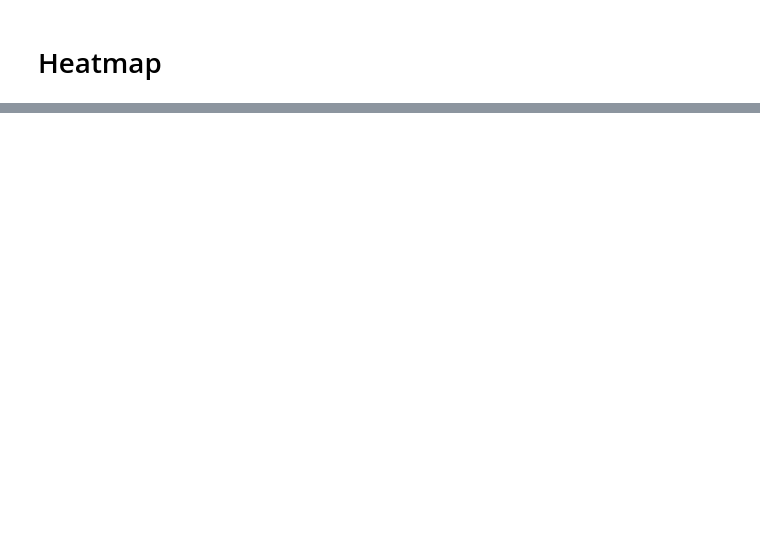
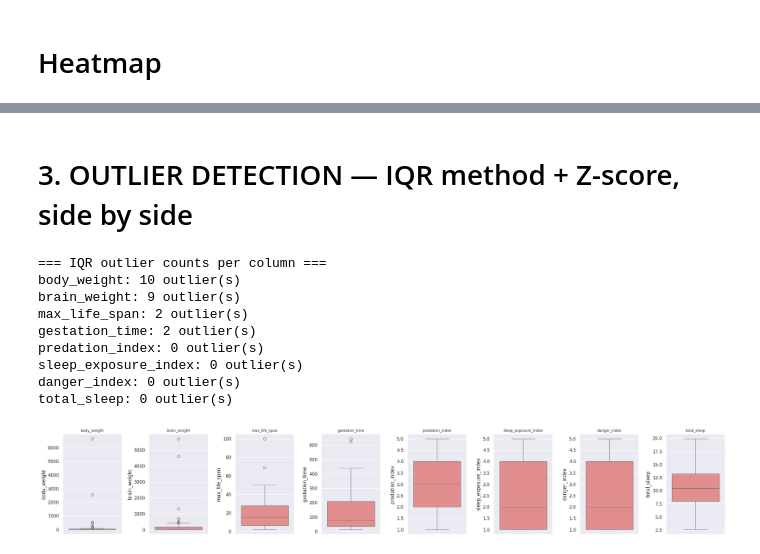
Before and after one commit to Nikhil5566/Data-Science-Portfolio-Projects, a Jupyter notebook: Sleep dataset_.ipynb, the cells around one changed output, grey strips where cells are left out. Cells and saved outputs as stored; diff of their text form; code cells hidden in the pictures; blank space fills up the shorter version.

```diff
--- a/Sleep dataset_.ipynb
+++ b/Sleep dataset_.ipynb
@@ -443,0 +492,9 @@ plt.show()
+# %%
+for col in ['max_life_span', 'gestation_time', 'total_sleep']:
+    df[col] = pd.to_numeric(df[col].replace('?', np.nan))
+
+print("Shape:", df.shape)
+print("\nMissing values:\n", df.isnull().sum())
+print("\nMissing %:\n", (df.isnull().mean() * 100).round(1))
+
+num_cols = df.select_dtypes(include=np.number).columns.tolist()
@@ -443,0 +557,32 @@ plt.show()
+# %% [markdown]
+# 3. OUTLIER DETECTION — IQR method + Z-score, side by side
+# %%
+def iqr_outliers(series):
+    q1, q3 = series.quantile([0.25, 0.75])
+    iqr = q3 - q1
+    lower, upper = q1 - 1.5 * iqr, q3 + 1.5 * iqr
+    return series[(series < lower) | (series > upper)]
+
+print("\n=== IQR outlier counts per column ===")
+for c in num_cols:
+    out = iqr_outliers(df[c].dropna())
+    print(f"{c}: {len(out)} outlier(s)")
+
+fig, axes = plt.subplots(1, len(num_cols), figsize=(3 * len(num_cols), 4))
+for ax, c in zip(axes, num_cols):
+    sns.boxplot(y=df[c], ax=ax, color='lightcoral')
+    ax.set_title(c, fontsize=9)
+plt.tight_layout()
+plt.savefig('02_boxplots_outliers.png')
+plt.show()
+# %% [output]
+=== IQR outlier counts per column ===
+body_weight: 10 outlier(s)
+brain_weight: 9 outlier(s)
+max_life_span: 2 outlier(s)
+gestation_time: 2 outlier(s)
+predation_index: 0 outlier(s)
+sleep_exposure_index: 0 outlier(s)
+danger_index: 0 outlier(s)
+total_sleep: 0 outlier(s)
+[figure, added]
```
Also changed, not shown: parts of 28 cells of this notebook.
